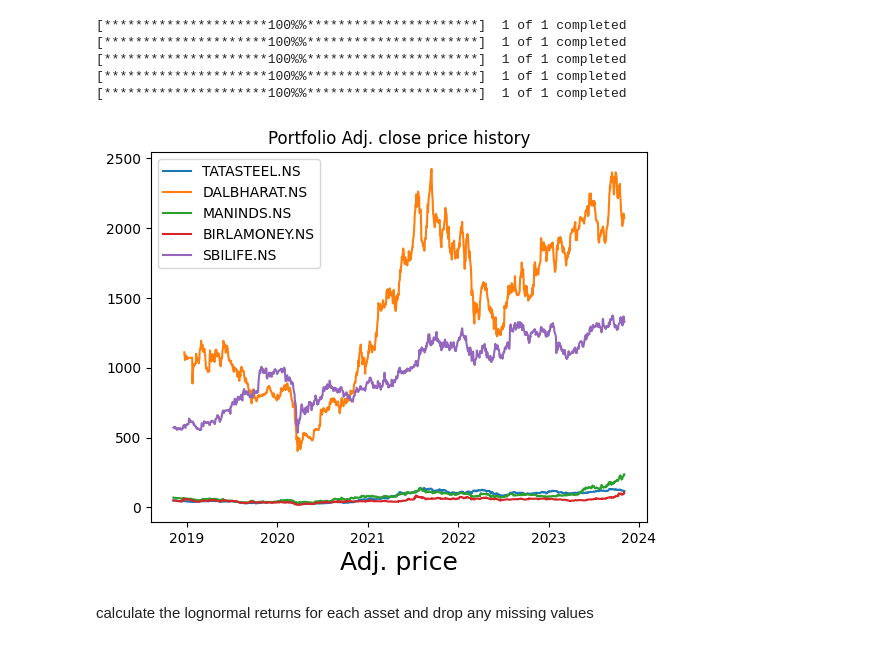
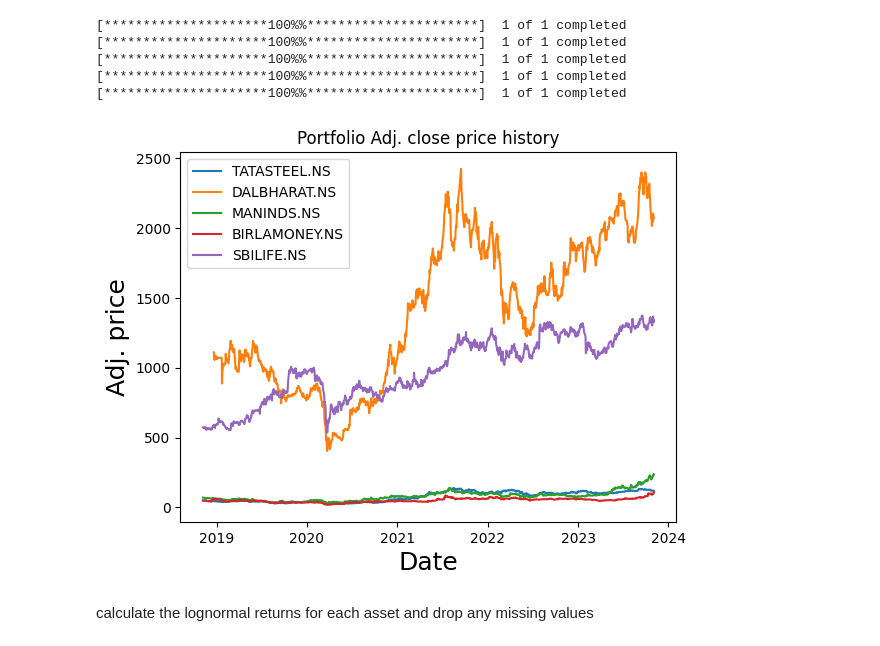
Before and after one commit to YOBAMALABAMA/portfolio_optimizer, a Jupyter notebook: portfolio_optimization.ipynb, the cells around one changed output. Cells and saved outputs as stored; diff of their text form; code cells hidden in the pictures.

```diff
--- a/portfolio_optimization.ipynb
+++ b/portfolio_optimization.ipynb
@@ -60,17 +60,17 @@ for ticker in tickers:
 # %%
 title= 'Portfolio Adj. close price history'
 df = adj_close_df
 
 for c in df.columns.values:
     plt.plot(df[c], label=c)
 
 plt.title(title)
 plt.xlabel("Date", fontsize=18)
-plt.xlabel("Adj. price", fontsize=18)
+plt.ylabel("Adj. price", fontsize=18)
 plt.legend(df.columns.values, loc='upper left')
 plt.show()
 # %% [output]
-[figure, old version]
+[figure, new version]
 # %% [markdown]
  calculate the lognormal returns for each asset and drop any missing values
 # %%
```
